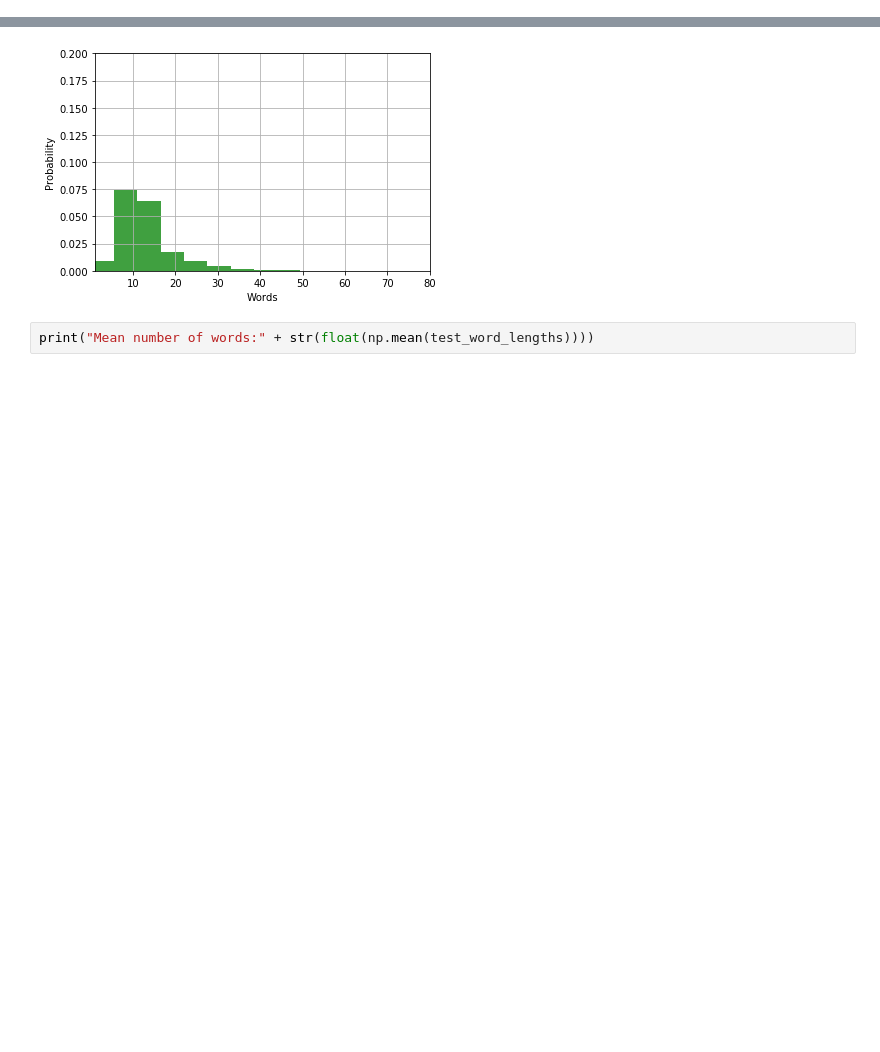
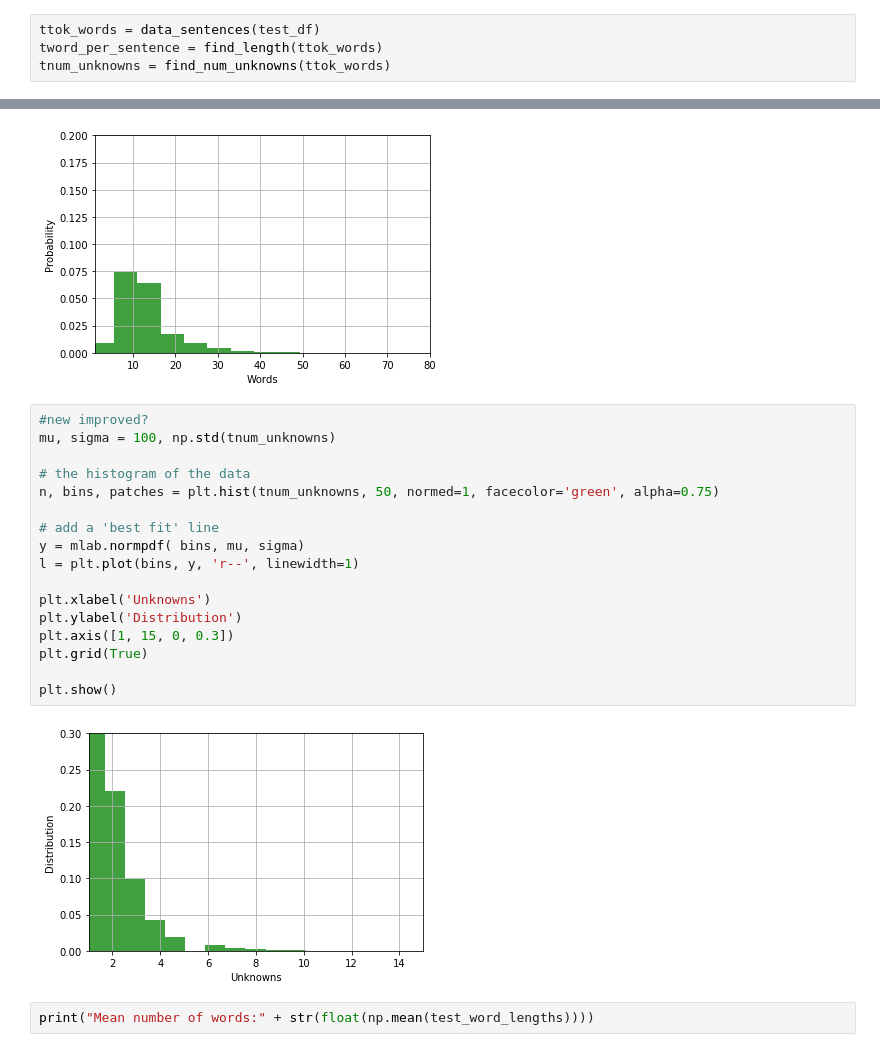
Before and after one commit to NegatioN/QuoraQuestionPairs, a Jupyter notebook: data_exploration.ipynb, the cells around one changed output, grey strips where cells are left out. Saved outputs shown, nothing was run; the diff lists cells and outputs as text; blank space fills up the shorter version.

```diff
--- a/data_exploration.ipynb
+++ b/data_exploration.ipynb
@@ -122,3 +118,7 @@ test_word_lengths = data_sentences_length(test_df)
+# %%
+ttok_words = data_sentences(test_df)
+tword_per_sentence = find_length(ttok_words)
+tnum_unknowns = find_num_unknowns(ttok_words)
 # %%
 mu, sigma = 100, np.std(test_word_lengths)
 
@@ -136,6 +136,25 @@ plt.grid(True)
 plt.show()
 # %% [output]
 [figure]
+# %%
+#new improved?
+mu, sigma = 100, np.std(tnum_unknowns)
+
+# the histogram of the data
+n, bins, patches = plt.hist(tnum_unknowns, 50, normed=1, facecolor='green', alpha=0.75)
+
+# add a 'best fit' line
+y = mlab.normpdf( bins, mu, sigma)
+l = plt.plot(bins, y, 'r--', linewidth=1)
+
+plt.xlabel('Unknowns')
+plt.ylabel('Distribution')
+plt.axis([1, 15, 0, 0.3])
+plt.grid(True)
+
+plt.show()
+# %% [output]
+[figure, added]
 # %%
 print("Mean number of words:" + str(float(np.mean(test_word_lengths))))
 # %% [output]
```
Also changed, not shown: parts of 7 cells of this notebook, 2 other files.
